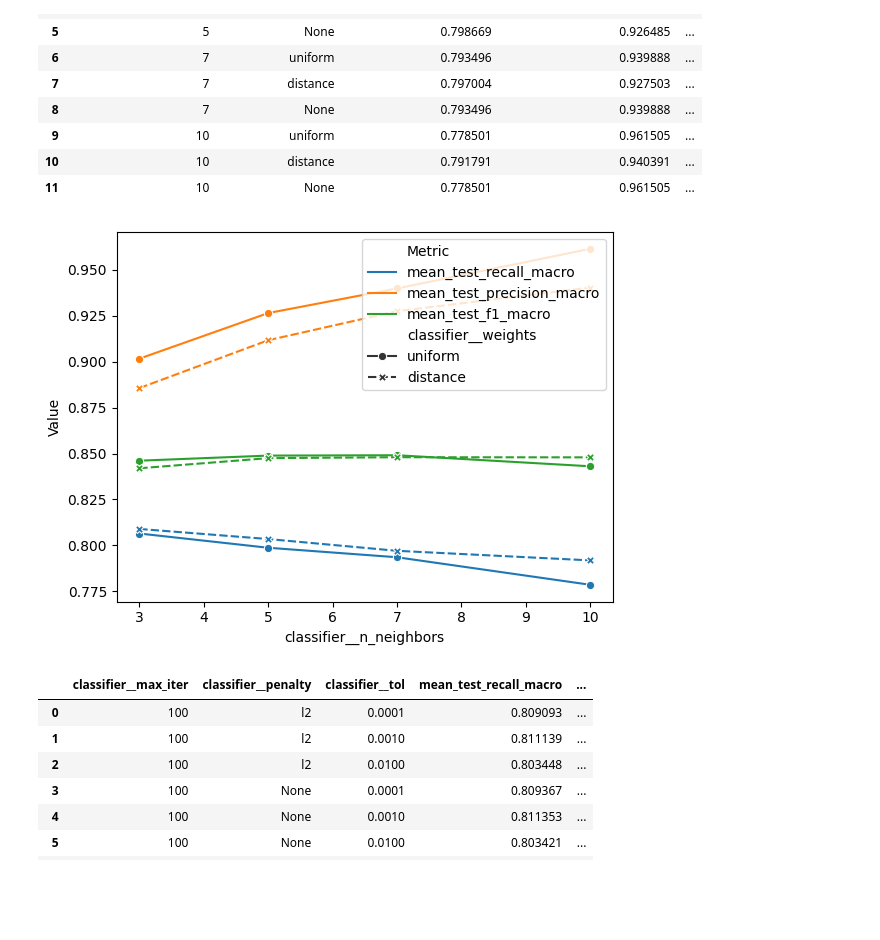
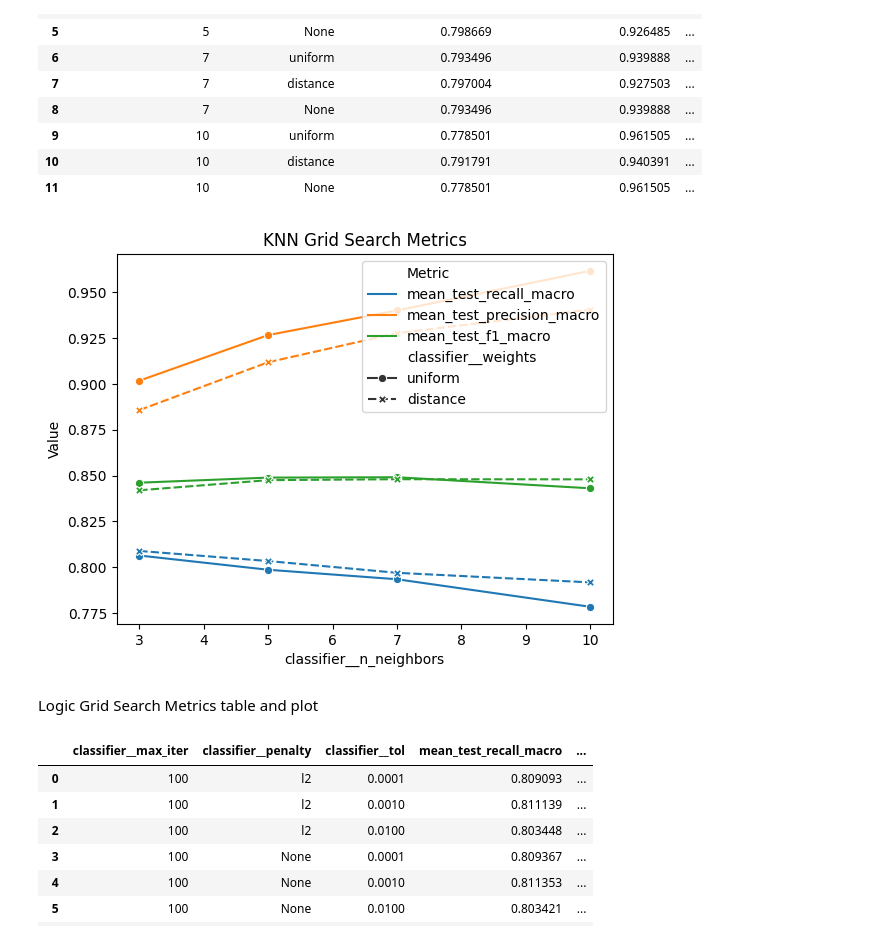
Before and after one commit to ultra-passion-fruit/Diabetes-Data-Analysis, a Jupyter notebook: csi4106_a2_300228879_300240688.ipynb, the cells around one changed output. Cells and saved outputs as stored; diff of their text form; code cells hidden in the pictures; blank space fills up the shorter version.

```diff
--- a/csi4106_a2_300228879_300240688.ipynb
+++ b/csi4106_a2_300228879_300240688.ipynb
@@ -887,15 +889,18 @@ knn_grid_search_df
 # %%
 knn_grid_search_melted = knn_grid_search_df.melt(
     id_vars= ["classifier__n_neighbors", "classifier__weights"],
     value_vars= ["mean_test_recall_macro", "mean_test_precision_macro", "mean_test_f1_macro"],
     var_name = "Metric",
     value_name = "Value"
 )
 
 sns.lineplot(knn_grid_search_melted, x="classifier__n_neighbors", y="Value", hue="Metric", style="classifier__weights", markers = True)
+plt.title("KNN Grid Search Metrics")
 plt.show()
 # %% [output]
-[figure, old version]
+[figure, new version]
+# %% [markdown]
+Logic Grid Search Metrics table and plot
 # %%
 logic_grid_search_df
 # %% [output]
```
Also changed, not shown: parts of 3 cells of this notebook.
